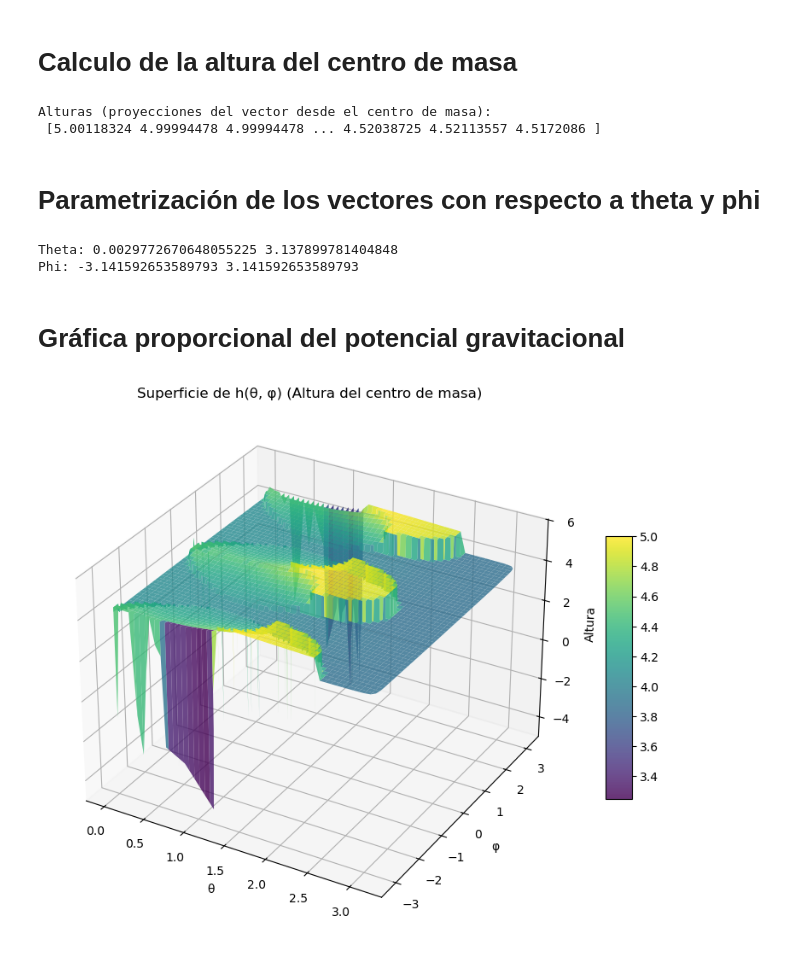
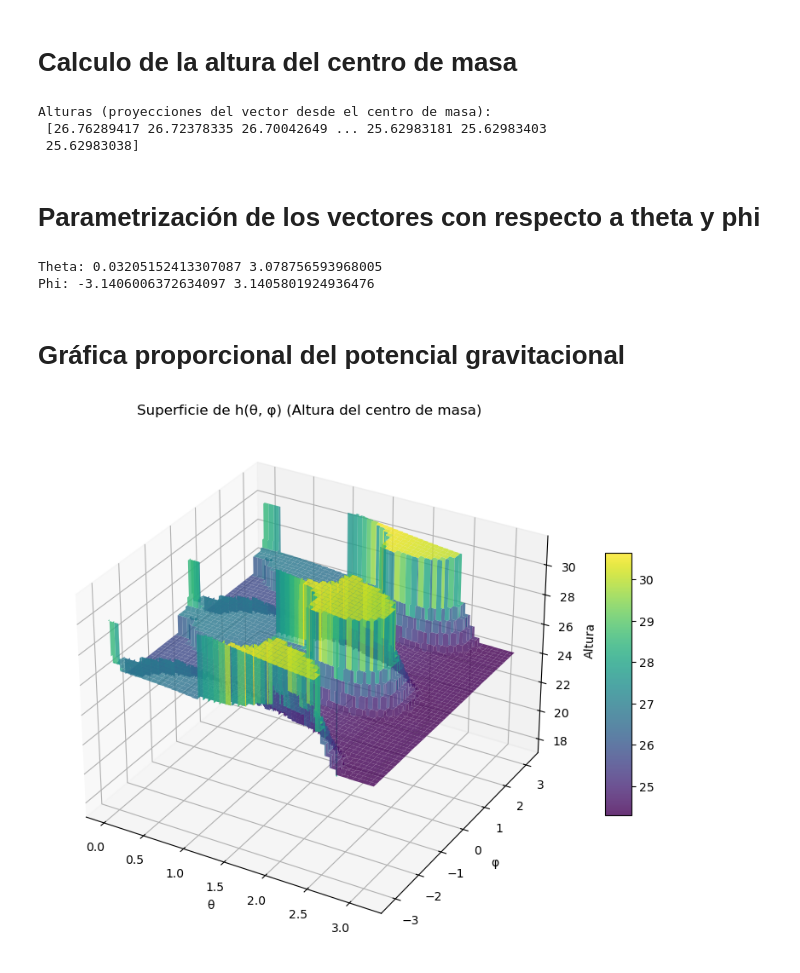
Before and after one commit to D4vidGarcia/TareasRetos25A, a Jupyter notebook: Codigos/Gomboc.ipynb, the cells around one changed output. Cells and saved outputs as stored; diff of their text form; code cells hidden in the pictures.

```diff
--- a/Codigos/Gomboc.ipynb
+++ b/Codigos/Gomboc.ipynb
@@ -7,13 +7,15 @@ import matplotlib.pyplot as plt
 from mpl_toolkits.mplot3d.art3d import Poly3DCollection
 from scipy.interpolate import griddata
 # %%
-stl = int(3)  # Seleccionar el archivo STL a usar
+stl = int(2)  # Seleccionar el archivo STL a usar
 
 # Diccionario con las rutas de los archivos STL
 stl_paths = {
-    1: r"C:\Users\david\Material-Universidad\Retos\STL\20000_polygon_sphere_100mm.STL",
-    2: r"C:\Users\david\Material-Universidad\Retos\STL\Monostatic_Body_Release.STL",
-    3: r"C:\Users\david\Material-Universidad\Retos\STL\GollyPoly.stl",
+    1: r"C:\Users\david\Material-Universidad\Retos\STL\20000_polygon_sphere_100mm.STL", # Esfera
+    2: r"C:\Users\david\Material-Universidad\Retos\STL\Monostatic_Body_Release.STL", # Gomboc 1
+    3: r"C:\Users\david\Material-Universidad\Retos\STL\GollyPoly.stl", # Gomboc 2
+    4: r"C:\Users\David\Material-Universidad\Retos\STL\Cilindro_3D.stl", # Cilindro
+    5: r"C:\Users\David\Material-Universidad\Retos\STL\Cubo_Prueba_20x20.stl", # Cubo
     }
 
 # Usar el archivo correspondiente dependiendo de prueba
@@ -140,7 +142,8 @@ alturas = altura_centro_masa(vectors, normals)
 print("Alturas (proyecciones del vector desde el centro de masa):\n", alturas)
 # %% [output]
 Alturas (proyecciones del vector desde el centro de masa):
- [5.00118324 4.99994478 4.99994478 ... 4.52038725 4.52113557 4.5172086 ]
+ [26.76289417 26.72378335 26.70042649 ... 25.62983181 25.62983403
+ 25.62983038]
 # %% [markdown]
 # Parametrización de los vectores con respecto a theta y phi
 # %%
@@ -222,40 +225,40 @@ theta, phi = compute_theta_phi(vectors, eigvecs)
 print("Theta:", min(theta), max(theta))
 print("Phi:", min(phi), max(phi))
 # %% [output]
-Theta: 0.0029772670648055225 3.137899781404848
-Phi: -3.141592653589793 3.141592653589793
+Theta: 0.03205152413307087 3.078756593968005
+Phi: -3.1406006372634097 3.1405801924936476
 # %% [markdown]
 # Gráfica proporcional del potencial gravitacional
 # %%
 # --- INTERPOLACIÓN PARA GRAFICAR COMO SUPERFICIE ---
 # Se asume que theta está en [0, π] y phi en [-π, π].
 theta_lin = np.linspace(0, np.pi, 10000)
 phi_lin = np.linspace(-np.pi, np.pi, 20000)
 theta_grid, phi_grid = np.meshgrid(theta_lin, phi_lin)
 
 # Interpolar los valores de alturas (dispersos) sobre la malla regular.
 points = np.column_stack((theta, phi))
-grid_alturas = griddata(points, alturas, (theta_grid, phi_grid), method='linear')
+grid_alturas = griddata(points, alturas, (theta_grid, phi_grid), method='nearest')
 
 # Definir los límites de Z
 z_min, z_max = min(alturas), max(alturas) + 1
 
 # Filtrar valores fuera del rango deseado
 grid_alturas[(grid_alturas < z_min) | (grid_alturas > z_max)] = np.nan  # Convertirlos en NaN
 
 # --- GRAFICAR LA SUPERFICIE ---
 fig = plt.figure(figsize=(10, 8))
 ax = fig.add_subplot(111, projection='3d')
 
 # Graficar sin los valores fuera de zlim
 surf = ax.plot_surface(theta_grid, phi_grid, grid_alturas, cmap='viridis', edgecolor='none', alpha=0.8)
 
 ax.set_xlabel("θ")
 ax.set_ylabel("φ")
 ax.set_zlabel("Altura")
 ax.set_zlim(z_min, z_max)
 ax.set_title("Superficie de h(θ, φ) (Altura del centro de masa)")
 fig.colorbar(surf, shrink=0.5, aspect=10)
 plt.show()
 # %% [output]
-[figure, old version]
+[figure, new version]
```
Also changed, not shown: parts of 4 cells of this notebook.
